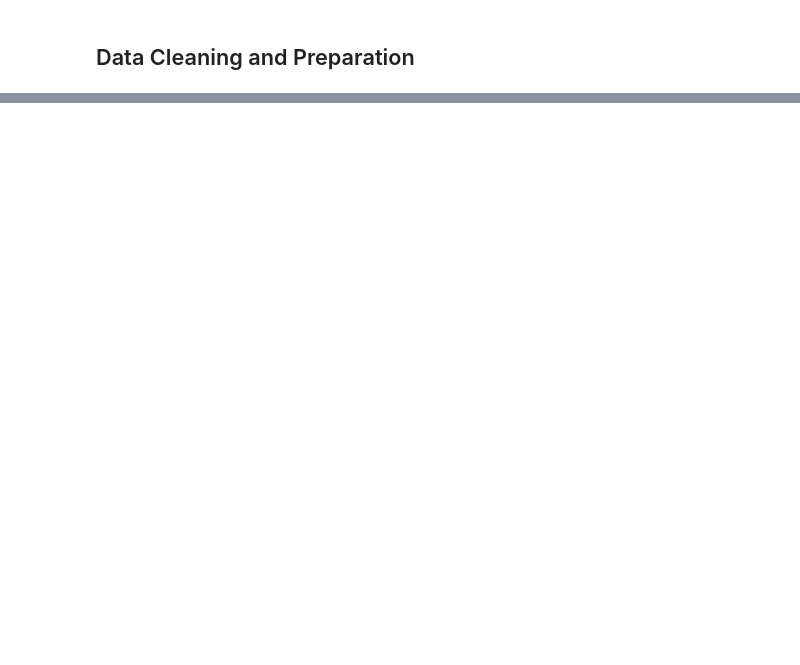
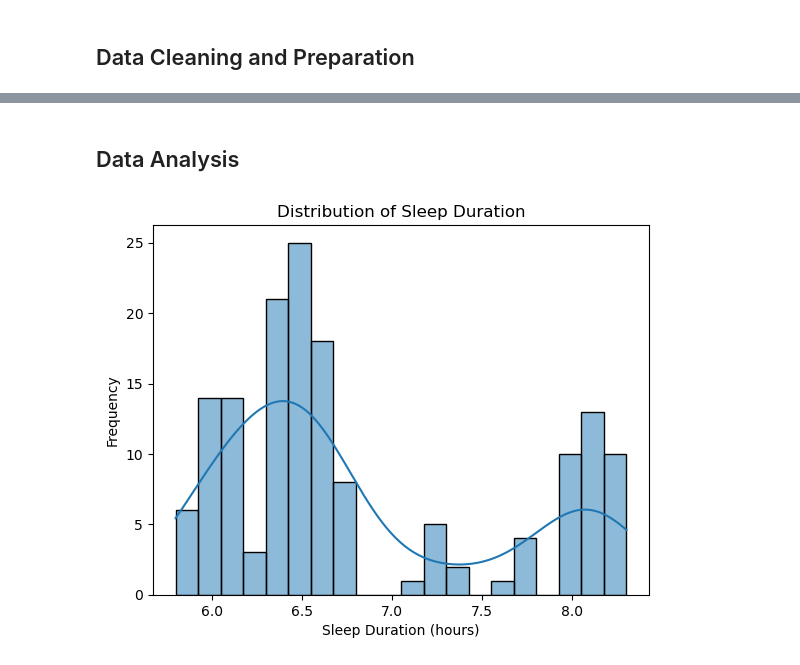
Before and after one commit to jananaum7/Sleep-Health-Lifestyle, a Jupyter notebook: Sleep_health_and_lifestyle_dataset.ipynb, the cells around one changed output, grey strips where cells are left out. Cells and saved outputs as stored; diff of their text form; code cells hidden in the pictures; blank space fills up the shorter version.

```diff
--- a/Sleep_health_and_lifestyle_dataset.ipynb
+++ b/Sleep_health_and_lifestyle_dataset.ipynb
@@ -4,6 +7,11 @@ import pandas as pd
 ## Data Cleaning and Preparation
 # %%
 # Load the dataset
-sleep_health_df = pd.read_csv("Resources/Sleep_health_and_lifestyle_dataset.csv")
+sleep_health_df = pd.read_csv("Resources/Sleep_health_and_lifestyle_dataset.csv", index_col=0)
+# Basic Info
+sleep_health_df.info()
 sleep_health_df.head()
+
+print("CSV Columns:", sleep_health_df.columns)
+print("Number of Columns:", len(sleep_health_df.columns))
 # %% [output]
@@ -41,0 +35,10 @@ TypeError: Cannot convert [nan nan nan 'Sleep Apnea' 'Sleep Apnea' 'Insomnia' 'I
+# %%
+# Check for any missing values
+sleep_health_df.isnull().sum()
+sleep_health_df_cleaned = sleep_health_df.dropna()
+sleep_health_df_cleaned['Sleep Disorder'].fillna("Unknown", inplace=True)
+sleep_health_df_cleaned = sleep_health_df_cleaned.astype({'Stress Level': 'int'})
+
+# Drop unnamed column if it exists
+if "Unnamed: 0" in sleep_health_df.columns:
+    sleep_health_df.drop(columns=["Unnamed: 0"], inplace=True)
@@ -41,0 +75,12 @@ TypeError: Cannot convert [nan nan nan 'Sleep Apnea' 'Sleep Apnea' 'Insomnia' 'I
+# %% [markdown]
+## Data Analysis
+# %%
+# Histogram of sleep duration
+plt.Figure(figsize=(10, 6))
+sns.histplot(sleep_health_df_cleaned["Sleep Duration"], bins=20, kde=True)
+plt.title("Distribution of Sleep Duration")
+plt.xlabel("Sleep Duration (hours)")
+plt.ylabel("Frequency")
+plt.show()
+# %% [output]
+[figure, added]
```
Also changed, not shown: parts of 15 cells of this notebook, 2 other files.
